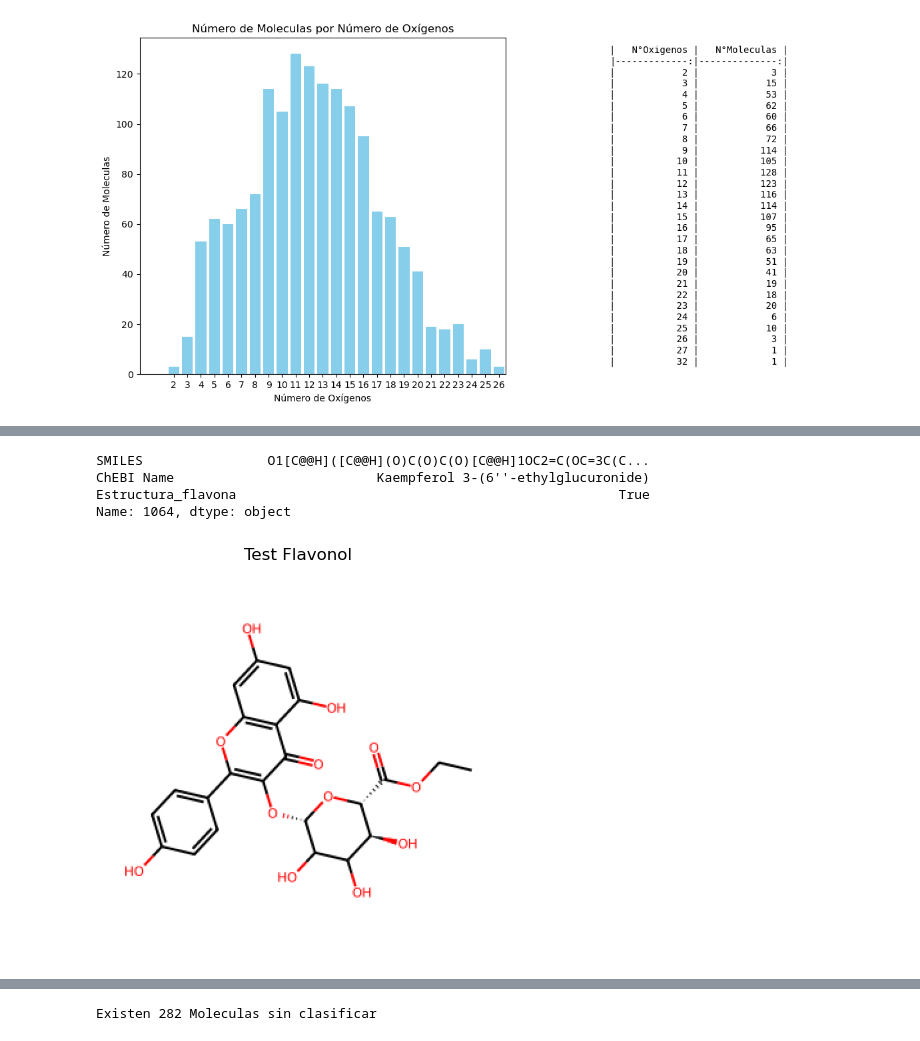
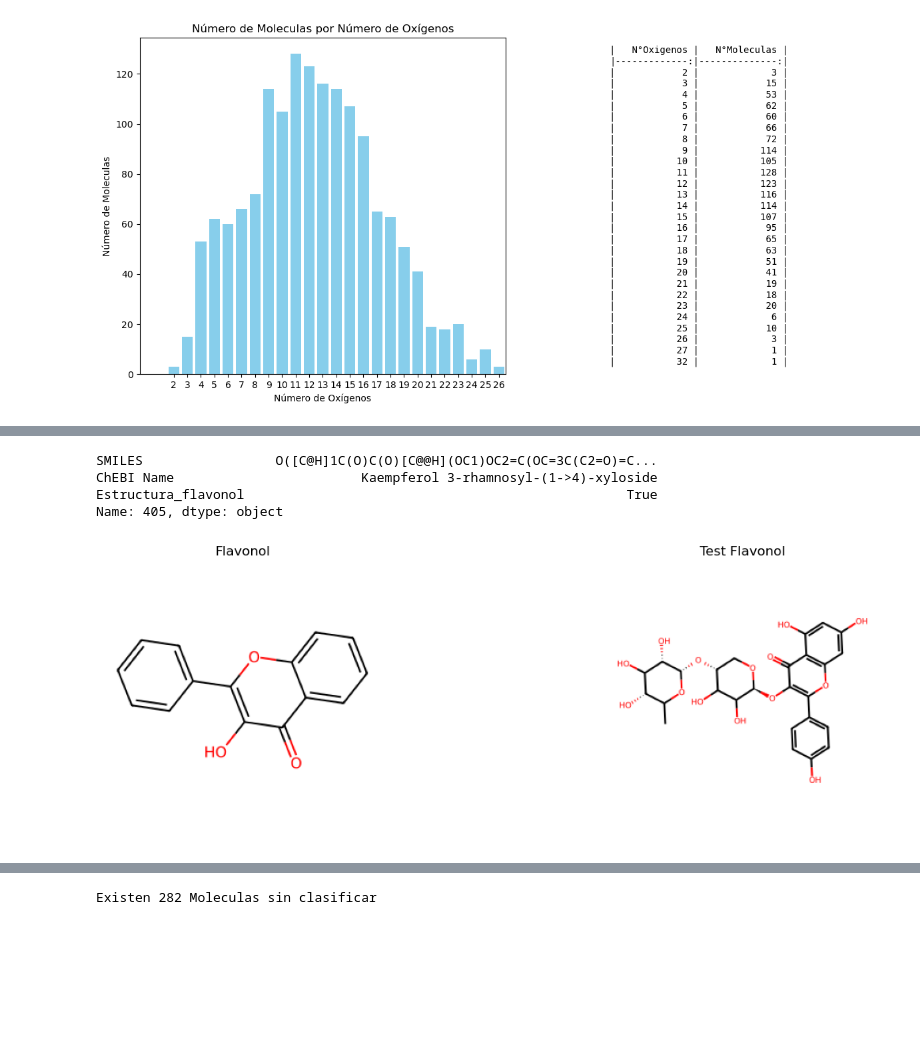
Before and after one commit to mauriciocruzriveros/BasededatosFlavonoides, a Jupyter notebook: flavonoids_collab.ipynb, the cells around one changed output, grey strips where cells are left out. Drawn from its saved outputs; the diff is of its cells as text; code cells hidden in the pictures; blank space fills up the shorter version.

```diff
--- a/flavonoids_collab.ipynb
+++ b/flavonoids_collab.ipynb
@@ -924,31 +940,34 @@ Name: 331, dtype: object
 # %%
 #Testear Flavonol
 #Índices Flavonol
 indices_flavonol = df[df['Tipo_flavonoide'] == 'Flavonol'].index.tolist()
 #Flavonol Aleatorio
 test_flavonol = random.choice(indices_flavonol)
 #Obtener imagen
 smiles_molecula_flavonol = df.loc[test_flavonol, 'SMILES']
 imagen_flavonol_test = plot_molecula(smiles_molecula_flavonol)
 # Info Molecula
-print(df.loc[test_flavonol, ['SMILES', 'ChEBI Name', 'Estructura_flavona']])
+print(df.loc[test_flavonol, ['SMILES', 'ChEBI Name', 'Estructura_flavonol']])
 
-# Plot = Flavonol
-fig, ax = plt.subplots(1, 1, figsize=(15, 5))  # Ajusta el tamaño de la figura
-# Eliminar ejes
-ax.axis('off')
-#Subplot 1 = Test Flavonol
-ax.set_title("Test Flavonol")  # Título para la imagen 1
-# Mostrar la imagen de la molécula en el primer subplot
-ax.imshow(imagen_flavonol_test)
-# Mostrar el gráfico
+# Plot
+fig, axs = plt.subplots(1, 2, figsize=(15, 4))  # Ajusta el tamaño de la figura
+# Subplot 1 = Flavonol
+axs[0].imshow(imagen_flavonol)
+axs[0].set_title("Flavonol")
+axs[0].set_axis_off()
+# Subplot 2 = Test
+axs[1].imshow(imagen_flavonol_test)
+axs[1].set_title("Test Flavonol")
+axs[1].set_axis_off()
+#Mostrar Plot
+plt.tight_layout()
 plt.show()
 # %% [output]
-SMILES                O1[C@@H]([C@@H](O)C(O)C(O)[C@@H]1OC2=C(OC=3C(C...
-ChEBI Name                          Kaempferol 3-(6''-ethylglucuronide)
-Estructura_flavona                                                 True
-Name: 1064, dtype: object
+SMILES                 O([C@H]1C(O)C(O)[C@@H](OC1)OC2=C(OC=3C(C2=O)=C...
+ChEBI Name                        Kaempferol 3-rhamnosyl-(1->4)-xyloside
+Estructura_flavonol                                                 True
+Name: 405, dtype: object
-[figure, old version]
+[figure, new version]
 # %%
 # Buscar flavanona
 # Función para verificar si una molécula contiene la estructura de la flavanona
```
Also changed, not shown: parts of 31 cells of this notebook.
